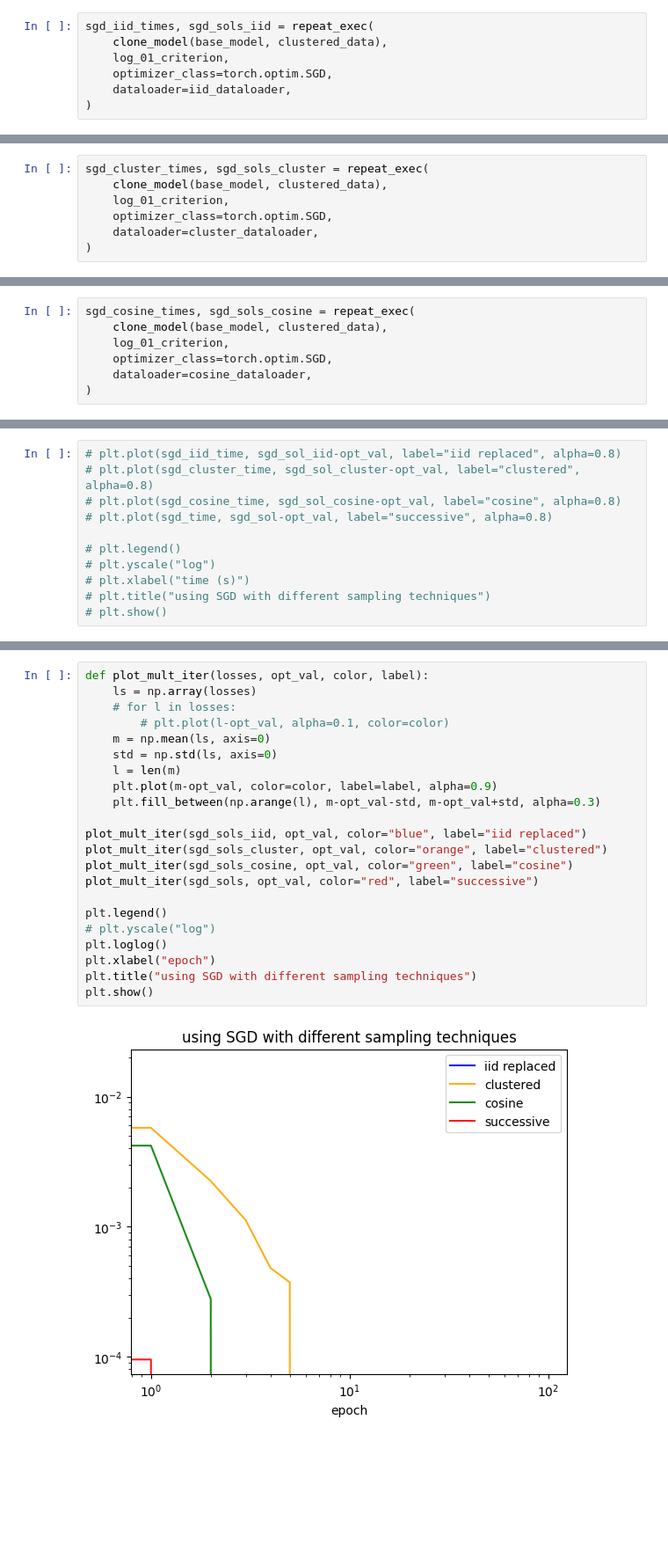
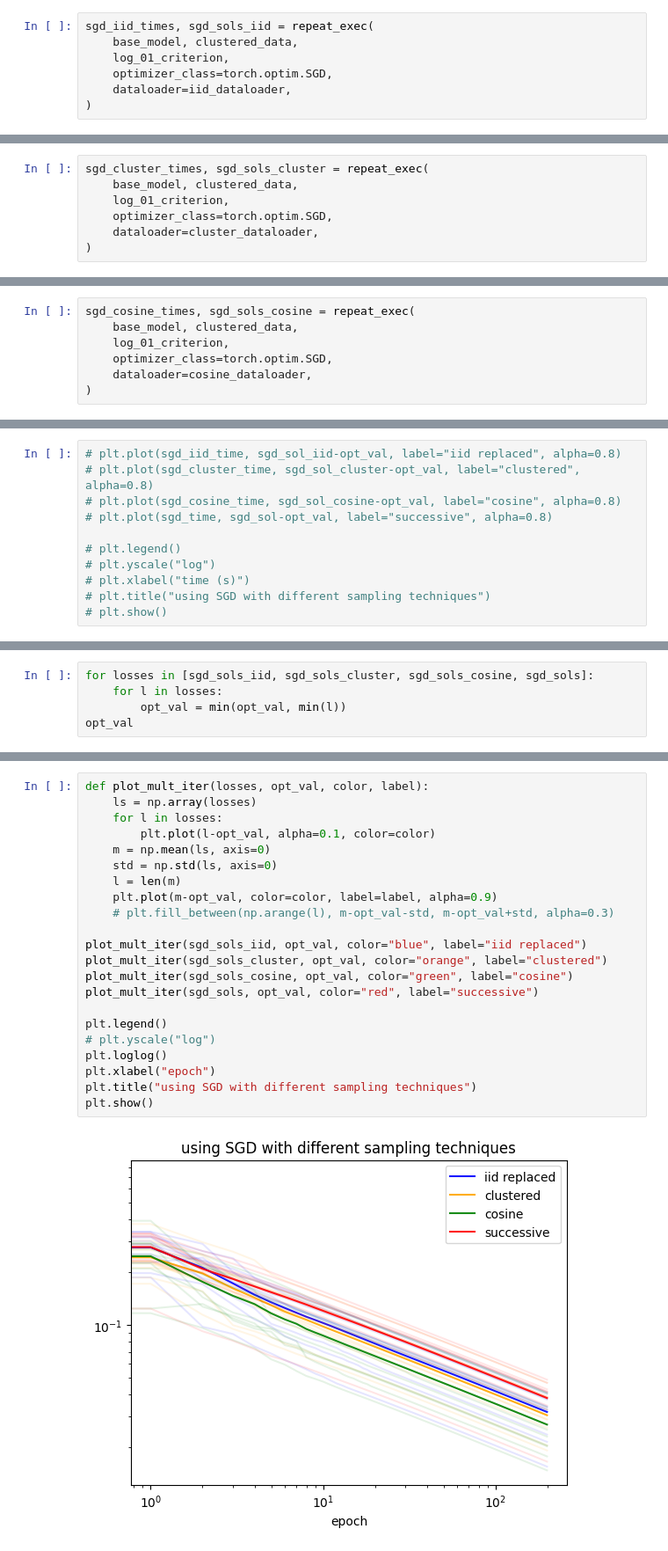
Before and after one commit to yy214/cluster-for-opt, a Jupyter notebook: clustering_for_opt.ipynb, the cells around one changed output, grey strips where cells are left out. Shown: that part at 88% size. Drawn from its saved outputs; the diff is of its cells as text; blank space fills up the shorter version.

```diff
--- a/clustering_for_opt.ipynb
+++ b/clustering_for_opt.ipynb
@@ -362,7 +405,7 @@ plt.yscale("log")
 plt.show()
 # %%
 sgd_iid_times, sgd_sols_iid = repeat_exec(
-    clone_model(base_model, clustered_data),
+    base_model, clustered_data,
     log_01_criterion,
     optimizer_class=torch.optim.SGD,
     dataloader=iid_dataloader,
@@ -372,6 +424,6 @@ Building models...
 # %%
 sgd_cluster_times, sgd_sols_cluster = repeat_exec(
-    clone_model(base_model, clustered_data),
+    base_model, clustered_data,
     log_01_criterion,
     optimizer_class=torch.optim.SGD,
     dataloader=cluster_dataloader,
@@ -381,6 +442,6 @@ Building models...
 # %%
 sgd_cosine_times, sgd_sols_cosine = repeat_exec(
-    clone_model(base_model, clustered_data),
+    base_model, clustered_data,
     log_01_criterion,
     optimizer_class=torch.optim.SGD,
     dataloader=cosine_dataloader,
@@ -416,0 +487,5 @@ Building models...
+# %%
+for losses in [sgd_sols_iid, sgd_sols_cluster, sgd_sols_cosine, sgd_sols]:
+    for l in losses:
+        opt_val = min(opt_val, min(l))
+opt_val
@@ -417,27 +494,27 @@ Building models...
 # %%
 def plot_mult_iter(losses, opt_val, color, label):
     ls = np.array(losses)
-    # for l in losses:
-        # plt.plot(l-opt_val, alpha=0.1, color=color)
+    for l in losses:
+        plt.plot(l-opt_val, alpha=0.1, color=color)
     m = np.mean(ls, axis=0)
     std = np.std(ls, axis=0)
     l = len(m)
     plt.plot(m-opt_val, color=color, label=label, alpha=0.9)
-    plt.fill_between(np.arange(l), m-opt_val-std, m-opt_val+std, alpha=0.3)
+    # plt.fill_between(np.arange(l), m-opt_val-std, m-opt_val+std, alpha=0.3)
 
 plot_mult_iter(sgd_sols_iid, opt_val, color="blue", label="iid replaced")
 plot_mult_iter(sgd_sols_cluster, opt_val, color="orange", label="clustered")
 plot_mult_iter(sgd_sols_cosine, opt_val, color="green", label="cosine")
 plot_mult_iter(sgd_sols, opt_val, color="red", label="successive")
 
 plt.legend()
 # plt.yscale("log")
 plt.loglog()
 plt.xlabel("epoch")
 plt.title("using SGD with different sampling techniques")
 plt.show()
 # %% [output]
-[figure, old version]
+[figure, new version]
 # %%
 from torch import Tensor
 
```
Also changed, not shown: parts of 26 cells of this notebook, 30 other files.
